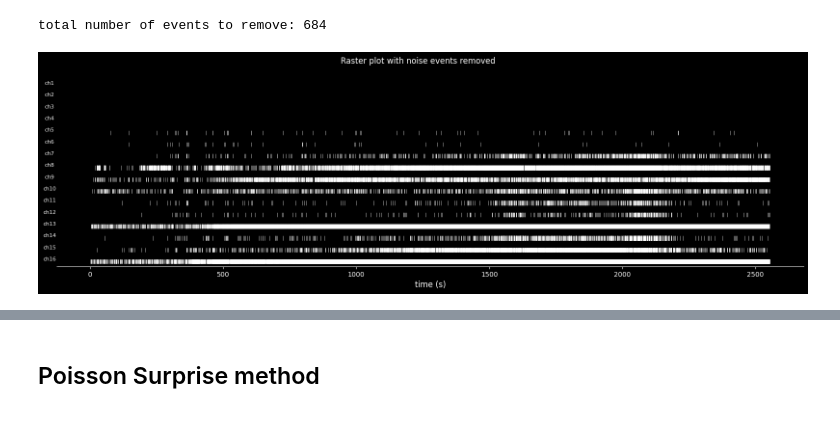
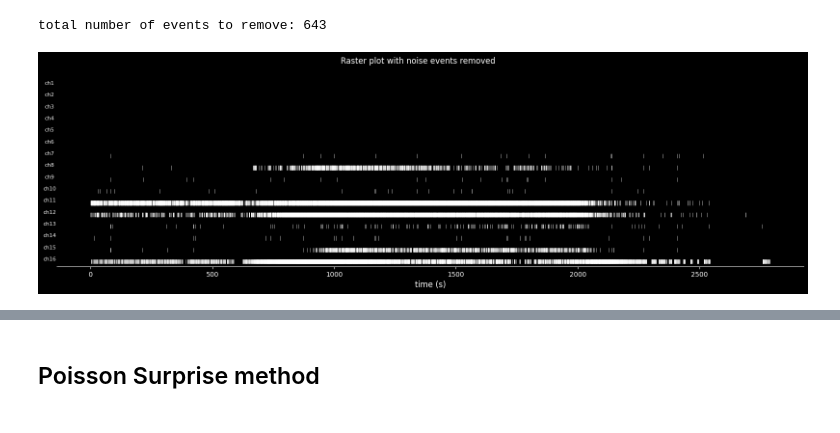
Before and after one commit to damianjwilliams/TDT_synapse, a Jupyter notebook: Bursting_analysis.ipynb, the cells around one changed output, grey strips where cells are left out. Saved outputs shown, nothing was run; the diff lists cells and outputs as text; code cells hidden in the pictures.

```diff
--- a/Bursting_analysis.ipynb
+++ b/Bursting_analysis.ipynb
@@ -50,3 +63,20 @@ for a in range(number_of_channels):
     temp = [listdata[0][x] for x in range(listdata[0].shape[0]) if chandata[0][x]==a]
     #print(a)
     spike_ts.append(np.array(temp))
+
+
+
+#This plots tall
+
+fig, axs = plt.subplots(nrows=number_of_channels, ncols=1, figsize=(20,5), sharex=True)
+
+for a in range(number_of_channels):
+    axs[a].eventplot(spike_ts[a], linelengths = 1, linewidth = 0.5, colors ='w', alpha = 1,lineoffsets=0)
+    format_plot(a)
+
+fig.suptitle('Raster plot with all data')
+#plt.xlim((1000.9,1000.95))
+
+# plt.rcParams['svg.fonttype'] = 'none'
+# plt.savefig("GRIN2D_10s_clz_raster_v2.svg")
+plt.show()
@@ -55,7 +87,7 @@ for a in range(number_of_channels):
 #i.e. will remove all the events in selected channels from every channel
 
 #select noise channels
-noise_channels = spike_ts[0:4]
+noise_channels = spike_ts[1:6]
 
 #test_channels = spike_ts[]
 
@@ -66,9 +98,17 @@ print(f'total number of events to remove: {len(noise_spikes)}')
 noise_spikes_set = set(noise_spikes)
 
 #remove all occurrences of noise events in all channels
+
+
+#print(spike_ts_wo_noise)
+
+
 spike_ts_wo_noise = [[i for i in l if i not in noise_spikes] for l in spike_ts]
+
+
+#print(spike_ts_wo_noise)
 # %% [output]
-total number of events to remove: 684
+total number of events to remove: 643
 # %%
 #A function to format the plot, remove axes, etc
 def format_plot(channel_number):
@@ -89,18 +129,20 @@ def format_plot(channel_number):
 # %%
 #This plots the spikes without the noise spikes that were identified above
 
 fig, axs = plt.subplots(nrows=number_of_channels, ncols=1, figsize=(20,5), sharex=True)
 
 for a in range(number_of_channels):
     axs[a].eventplot(spike_ts_wo_noise[a], linelengths = 1, linewidth = 0.5, colors ='w', alpha = 1,lineoffsets=0)
     format_plot(a)
 
 fig.suptitle('Raster plot with noise events removed')
 #plt.xlim((1000.9,1000.95))
 
+"221018_s1_Het-F"
+
 # plt.rcParams['svg.fonttype'] = 'none'
 # plt.savefig("GRIN2D_10s_clz_raster_v2.svg")
 plt.show()
 # %% [output]
-[figure, old version]
+[figure, new version]
 # %%
```
Also changed, not shown: parts of 31 cells of this notebook.
